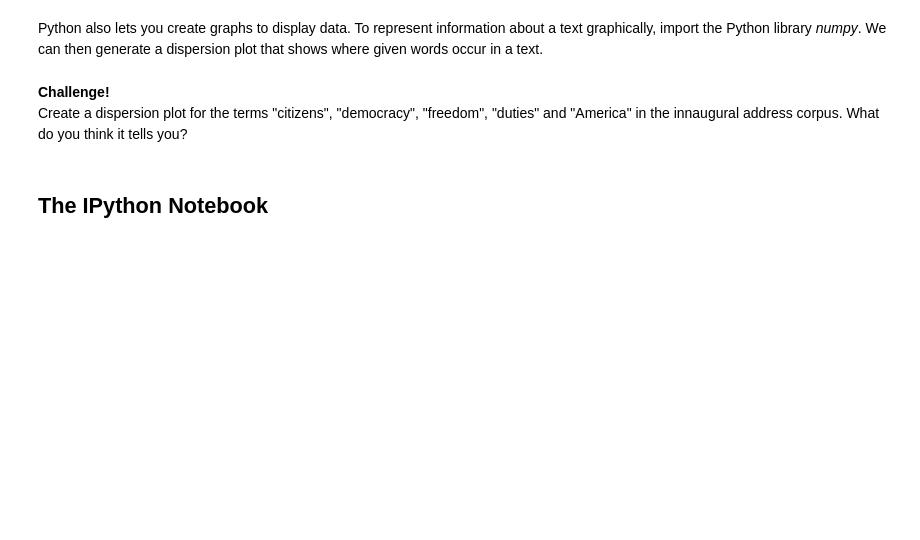
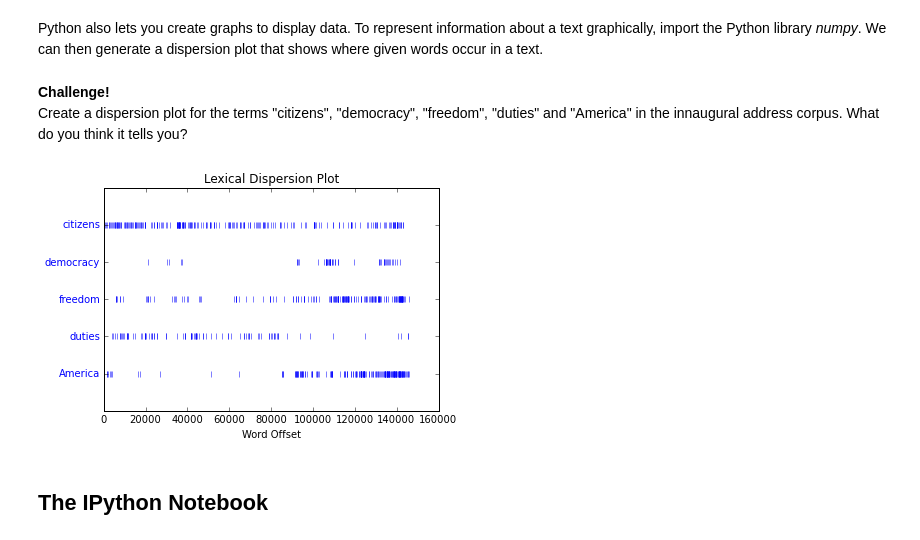
Before and after one commit to cobismith/NLTK-1, a Jupyter notebook: nltk-session-1-updated-Python3.ipynb, the cells around one changed output. Drawn from its saved outputs; the diff is of its cells as text; code cells hidden in the pictures; blank space fills up the shorter version.

Commit message:
another dispersion change

```diff
--- a/nltk-session-1-updated-Python3.ipynb
+++ b/nltk-session-1-updated-Python3.ipynb
@@ -124,7 +124,9 @@ text1.count('whale')
 Create a dispersion plot for the terms "citizens", "democracy", "freedom", "duties" and "America" in the innaugural address corpus.
 What do you think it tells you?
 # %%
-text4.dispersion_plot(["citizens", "democracy", "freedom", "duties", "America"]) # plot five words longitudinally
+dispersion_plot(text4, ["citizens", "democracy", "freedom", "duties", "America"]) # plot five words longitudinally
+# %% [output]
+[figure, added]
 # %% [markdown]
 ## The IPython Notebook
 # %% [markdown]
```
Also changed, not shown: parts of 1 cell of this notebook.
